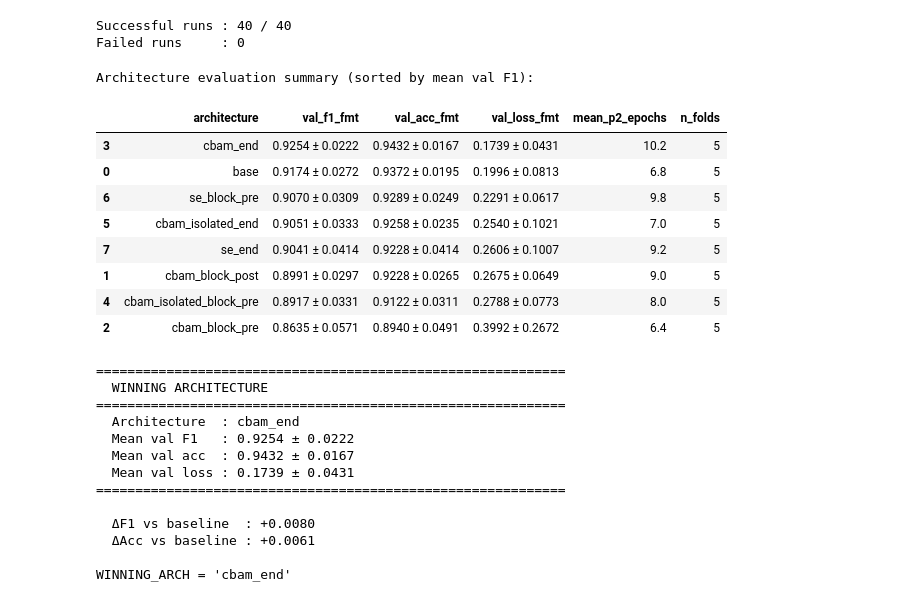
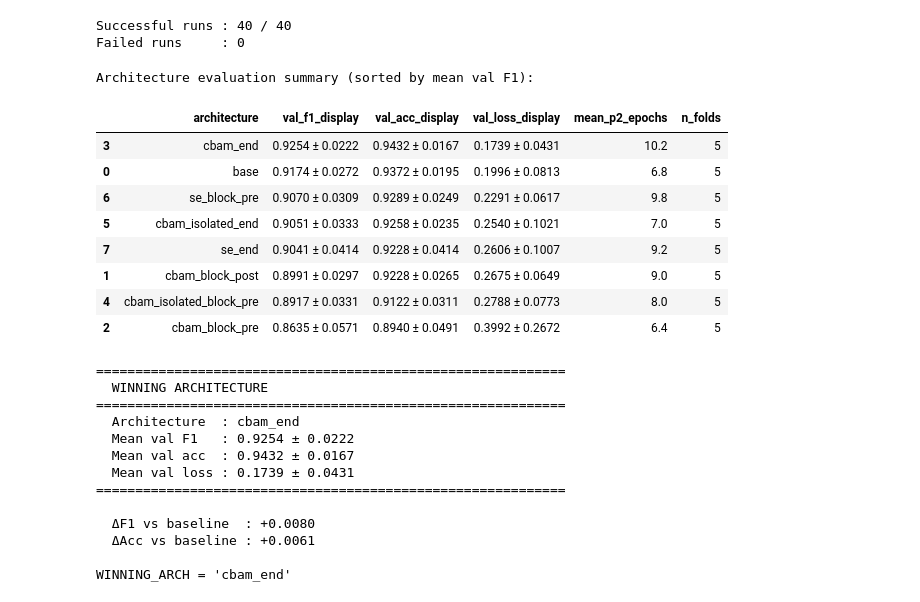
Before and after one commit to Mark-McNaught/ms-machine-learning-diagnosis, a Jupyter notebook: src/experiments/arch-eval.ipynb, the cells around one changed output. Saved outputs shown, nothing was run; the diff lists cells and outputs as text; code cells hidden in the pictures.

```diff
--- a/src/experiments/arch-eval.ipynb
+++ b/src/experiments/arch-eval.ipynb
@@ -402,37 +402,34 @@ Failed runs     : 0
 # %%
 # Summary table — mean ± std across 5 folds per architecture
 summary = (
     df_ok
     .groupby("architecture")
     .agg(
         mean_val_f1   = ("val_f1",        "mean"),
         std_val_f1    = ("val_f1",        "std"),
         mean_val_acc  = ("val_acc",       "mean"),
         std_val_acc   = ("val_acc",       "std"),
         mean_val_loss = ("val_loss",      "mean"),
         std_val_loss  = ("val_loss",      "std"),
         mean_p2_epochs= ("p2_epochs_run", "mean"),
         n_folds       = ("val_f1",        "count"),
     )
     .reset_index()
     .sort_values("mean_val_f1", ascending=False)
 )
 
-# Preserve architecture order for display even after sort
-arch_order = {a: i for i, a in enumerate(ARCHITECTURES)}
+summary["val_f1_display"]  = summary.apply(lambda r: f"{r.mean_val_f1:.4f} ± {r.std_val_f1:.4f}", axis=1)
+summary["val_acc_display"] = summary.apply(lambda r: f"{r.mean_val_acc:.4f} ± {r.std_val_acc:.4f}", axis=1)
+summary["val_loss_display"]= summary.apply(lambda r: f"{r.mean_val_loss:.4f} ± {r.std_val_loss:.4f}", axis=1)
 
-summary["val_f1_fmt"]  = summary.apply(lambda r: f"{r.mean_val_f1:.4f} ± {r.std_val_f1:.4f}", axis=1)
-summary["val_acc_fmt"] = summary.apply(lambda r: f"{r.mean_val_acc:.4f} ± {r.std_val_acc:.4f}", axis=1)
-summary["val_loss_fmt"]= summary.apply(lambda r: f"{r.mean_val_loss:.4f} ± {r.std_val_loss:.4f}", axis=1)
-
-display_cols = ["architecture", "val_f1_fmt", "val_acc_fmt", "val_loss_fmt",
+display_cols = ["architecture", "val_f1_display", "val_acc_display", "val_loss_display",
                 "mean_p2_epochs", "n_folds"]
 
 print("\nArchitecture evaluation summary (sorted by mean val F1):\n")
 summary[display_cols]
 # %% [output]
 Architecture evaluation summary (sorted by mean val F1):
-|  | architecture | val_f1_fmt | val_acc_fmt | val_loss_fmt | mean_p2_epochs | n_folds |
+|  | architecture | val_f1_display | val_acc_display | val_loss_display | mean_p2_epochs | n_folds |
 | 3 | cbam_end | 0.9254 ± 0.0222 | 0.9432 ± 0.0167 | 0.1739 ± 0.0431 | 10.2 | 5 |
 | 0 | base | 0.9174 ± 0.0272 | 0.9372 ± 0.0195 | 0.1996 ± 0.0813 | 6.8 | 5 |
 | 6 | se_block_pre | 0.9070 ± 0.0309 | 0.9289 ± 0.0249 | 0.2291 ± 0.0617 | 9.8 | 5 |
```
Also changed, not shown: 1 other file.
